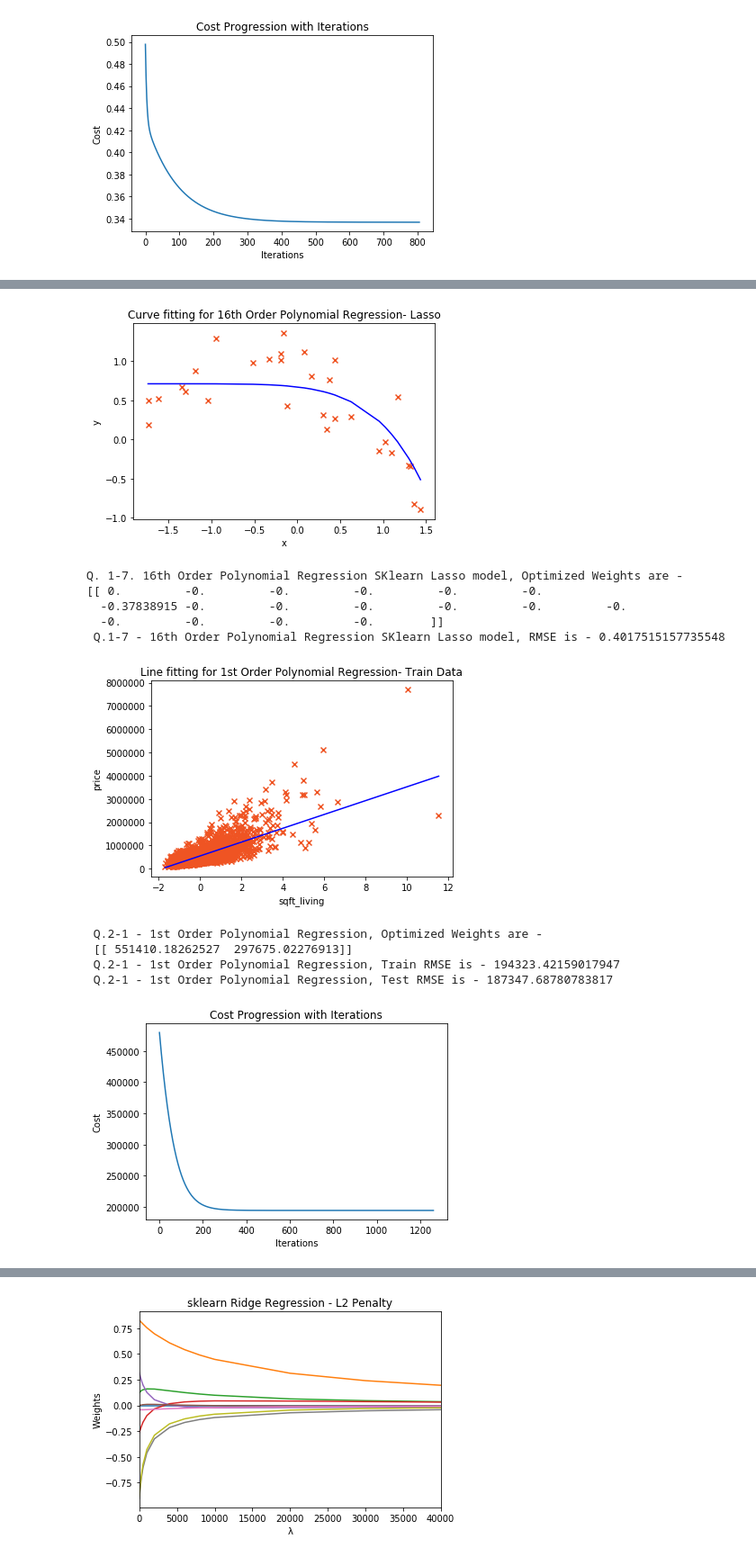
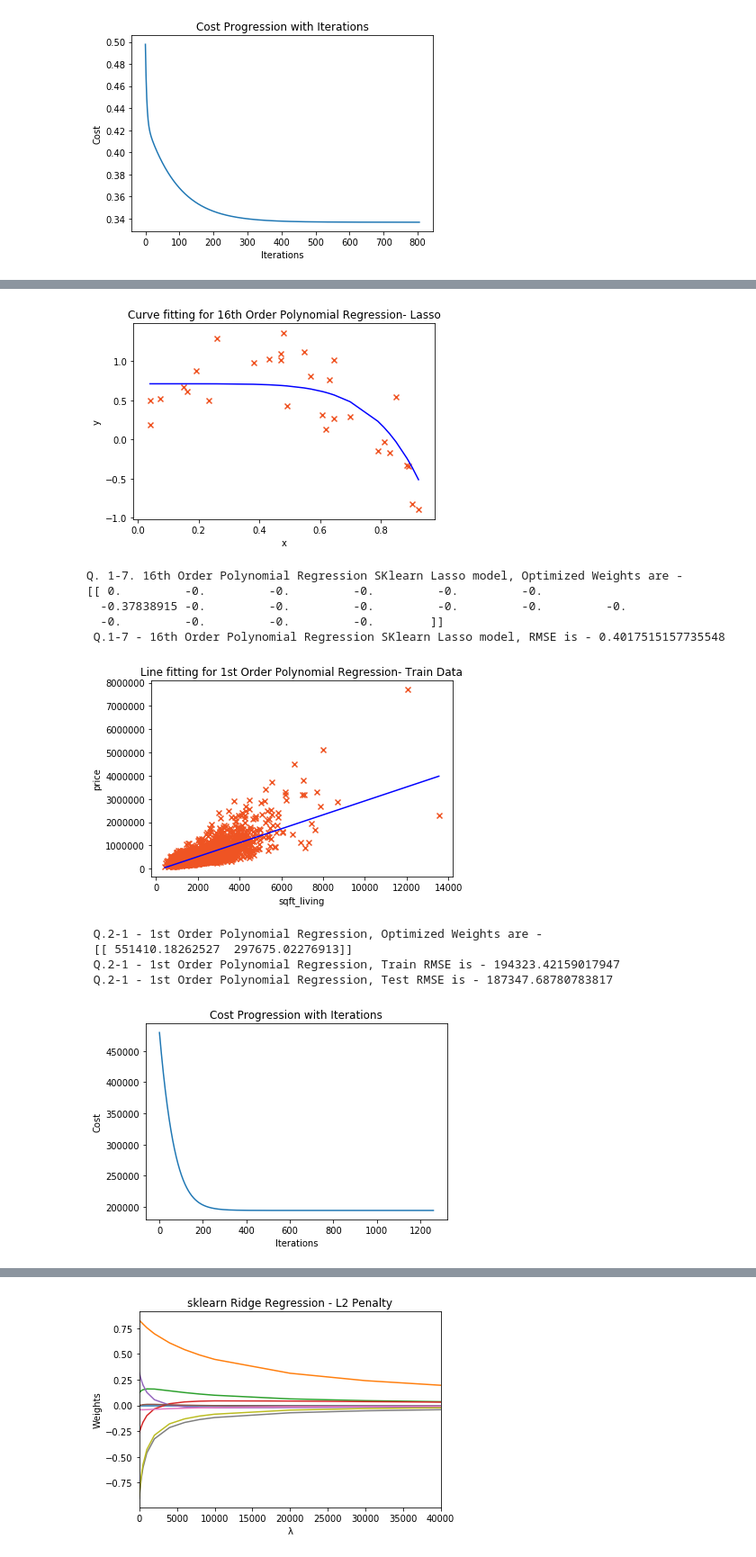
Before and after one commit to MeenakshiParyani/Polynomial-Regression, a Jupyter notebook: Polynomial-Regression.ipynb, the cells around one changed output, grey strips where cells are left out. Shown: that part at 90% size. Drawn from its saved outputs; the diff is of its cells as text; code cells hidden in the pictures.

```diff
--- a/Polynomial-Regression.ipynb
+++ b/Polynomial-Regression.ipynb
@@ -112,10 +113,11 @@ def performPolynomialRegression(df, learning_rate, iters, order, xheader, yheade
     #print(df.head())
     normalized_df_poly = generatePolynomialInput(df, order, xheader)
     #print(normalized_df_poly.head())
-    X, Y = normalizeData(normalized_df_poly, True, xheader, yheader); # Normalize the data for proper scaling
+    X, Y, Xor = normalizeData(normalized_df_poly, True, xheader, yheader); # Normalize the data for proper scaling
+    XorM = np.matrix(Xor.values)
     XM = np.matrix(X.values)
     YM = np.matrix(Y.values)
-    Xcord = list(XM[:,1].flat)
+    Xcord = list(XorM[:,1].flat)
     Ycord = list(YM[:,0].flat)
     beta, costs, rmse = gradientDescentUsingMatrix(XM, YM, beta, learning_rate, iters)
     y_pred = XM * beta.T
@@ -212,10 +214,11 @@ def performRidgePolynomialRegression(df, learning_rate, iters, order, lamda, xhe
     #print(df.head())
     normalized_df_poly = generatePolynomialInput(df, order, xheader)
     #print(normalized_df_poly.head())
-    X, Y = normalizeData(normalized_df_poly, True,xheader, yheader); # Normalize the data for proper scaling
+    X, Y, Xor = normalizeData(normalized_df_poly, True,xheader, yheader); # Normalize the data for proper scaling
+    XorM = np.matrix(Xor.values)
     XM = np.matrix(X.values)
     YM = np.matrix(Y.values)
-    Xcord = list(XM[:,1].flat)
+    Xcord = list(XorM[:,1].flat)
     Ycord = list(YM[:,0].flat)
     beta, rmse, costs = ridgeGradientDescent(X, Y, learning_rate, iters, lamda)
     y_pred = XM * beta
@@ -244,14 +247,14 @@ df = data1;
 def sklearn_ridge_polynomial_regression(df, order, xheader, yheader, needSort, lamda, draw, title):
     if(order != None):
         df = generatePolynomialInput(df, order, xheader)
-    X, Y = normalizeData(df, needSort, xheader, yheader); # Normalize the data for proper scaling
+    X, Y, Xor = normalizeData(df, needSort, xheader, yheader); # Normalize the data for proper scaling
     betas = []
     clf = Ridge(alpha=lamda, copy_X = True, fit_intercept = True, max_iter = None, normalize=False,
       random_state=None, solver ='auto', tol=0.001)
     clf.fit(X,Y)
     beta = clf.coef_
     Ypred = clf.predict(X)
-    XM = np.matrix(X.values)
+    XM = np.matrix(Xor.values)
     YM = np.matrix(Y.values)
     Xcord = list(XM[:,1].flat)
     Ycord = list(YM[:,0].flat)
@@ -277,7 +280,7 @@ df = data1;
 def sklearn_lasso_polynomial_regression(df, order, xheader, yheader, needSort, lamda, draw, title):
     if(order != None):
         df = generatePolynomialInput(df, order, xheader)
-    X, Y = normalizeData(df, needSort, xheader, yheader); # Normalize the data for proper scaling
+    X, Y, Xor = normalizeData(df, needSort, xheader, yheader); # Normalize the data for proper scaling
     betas = []
     clf = Lasso(alpha=lamda, copy_X = True, fit_intercept = True, max_iter = 1000000, normalize=False,
       positive=False, precompute=False, random_state=None, selection = 'cyclic', tol=0.0001, warm_start=False)
@@ -285,7 +288,7 @@ def sklearn_lasso_polynomial_regression(df, order, xheader, yheader, needSort, l
     beta = clf.coef_
     beta = np.asmatrix(beta)
     Ypred = clf.predict(X)
-    XM = np.matrix(X.values)
+    XM = np.matrix(Xor.values)
     YM = np.matrix(Y.values)
     Xcord = list(XM[:,1].flat)
     Ycord = list(YM[:,0].flat)
@@ -297,7 +300,7 @@ X, Y, beta, rmse = sklearn_lasso_polynomial_regression(df, 16, 'x', 'y', True, 0
 print("Q. 1-7. 16th Order Polynomial Regression SKlearn Lasso model, Optimized Weights are -\n" + str(beta))
 print(" Q.1-7 - 16th Order Polynomial Regression SKlearn Lasso model, " + colored('RMSE is - ' + str(rmse), 'green'))
 # %% [output]
-[figure, old version]
+[figure, new version]
 Q. 1-7. 16th Order Polynomial Regression SKlearn Lasso model, Optimized Weights are -
 [[ 0.         -0.         -0.         -0.         -0.         -0.
   -0.37838915 -0.         -0.         -0.         -0.         -0.         -0.
@@ -322,35 +325,35 @@ def perform_Polynomial_Regression_val(X_train, X_val, X_test, y_train, y_val, y_
     alpha = [0.1, 0.01, 0.001]
     scores = pd.DataFrame(columns=['alpha','rmse_diff'])
     i=0
     for a in alpha:
         betaTrain, rmseTrain, costsTrain, x = performPolynomialRegression(pd.concat([X_train, y_train], axis=1),
                                                             a, 10000, order, xheader, yheader,'', False)
 
         betaVal, rmseVal, costsVal, x = performPolynomialRegression(pd.concat([X_val, y_val], axis=1),
                                                             a, 10000, order, xheader, yheader,'', False)
         scores.loc[i] = pd.Series({'alpha':a, 'rmse_diff':abs(rmseTrain-rmseVal)})
         i=i+1
     #print(scores)
     least_rmse_comb = scores['rmse_diff'].idxmin()
     #print(scores.iloc[[least_rmse_comb]])
     alp = scores.iloc[[least_rmse_comb]]['alpha']
     #print(alp)
     betaTrain, rmseTrain, costsTrain, x = performPolynomialRegression(pd.concat([X_train, y_train], axis=1),
                                                                 alp, 10000, order, xheader, yheader, '- Train Data', True)
     return betaTrain, rmseTrain, costsTrain, x
 
 
 
 betaTrain, rmseTrain, costsTrain, Xtr = perform_Polynomial_Regression_val(X_train, X_val, X_test, y_train, y_val, y_test, 1,
                                                  'sqft_living', 'price')
-X_test, y_test = normalizeData(pd.concat([X_test, y_test], axis=1), False ,'', 'price')
+X_test, y_test, xor = normalizeData(pd.concat([X_test, y_test], axis=1), False ,'', 'price')
 rmseTest = get_rmse(np.matrix(X_test), np.matrix(y_test), betaTrain)
 print(" Q.2-1 - 1st Order Polynomial Regression, Optimized Weights are -\n", betaTrain.ravel())
 print(" Q.2-1 - 1st Order Polynomial Regression, " + colored('Train RMSE is - ' + str(rmseTrain), 'green'))
 print(" Q.2-1 - 1st Order Polynomial Regression, " + colored('Test RMSE is - ' + str(rmseTest), 'green'))
 plotCostHistory(costsTrain)
 # %% [output]
-[figure, old version]
+[figure, new version]
  Q.2-1 - 1st Order Polynomial Regression, Optimized Weights are -
  [[ 551410.18262527  297675.02276913]]
  Q.2-1 - 1st Order Polynomial Regression, Train RMSE is - 194323.42159017947
```
Also changed, not shown: parts of 16 cells of this notebook.
